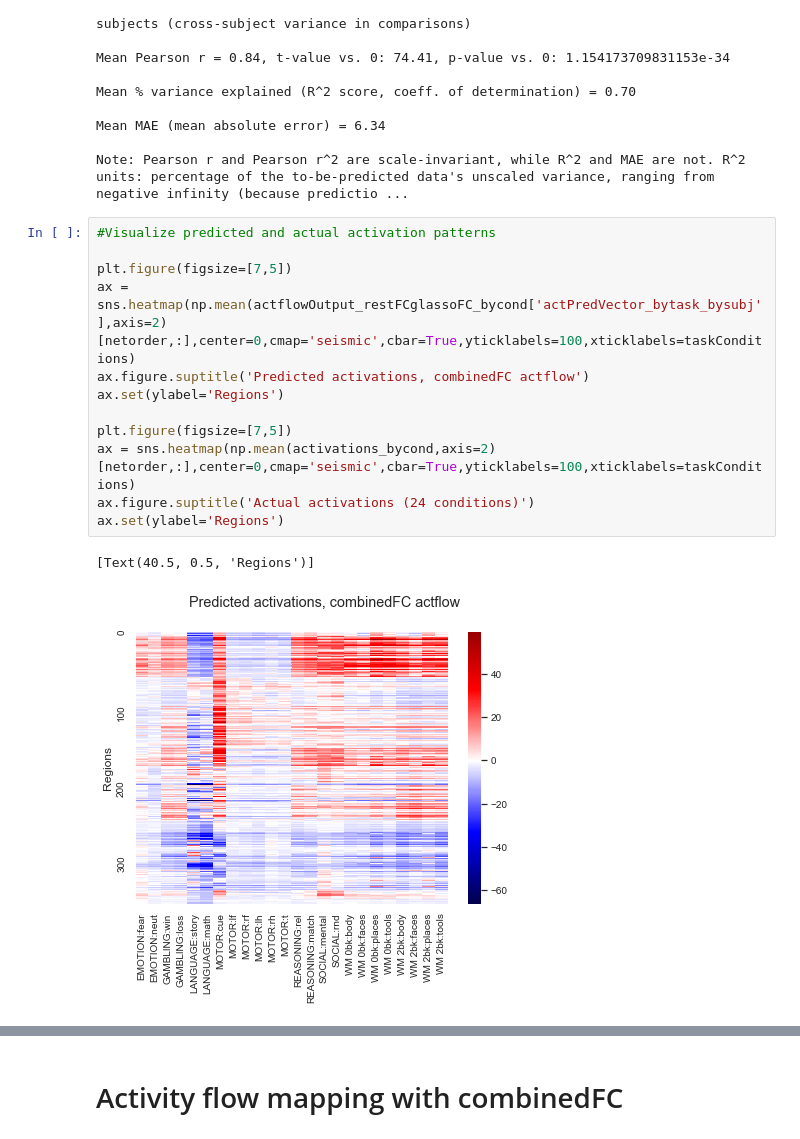
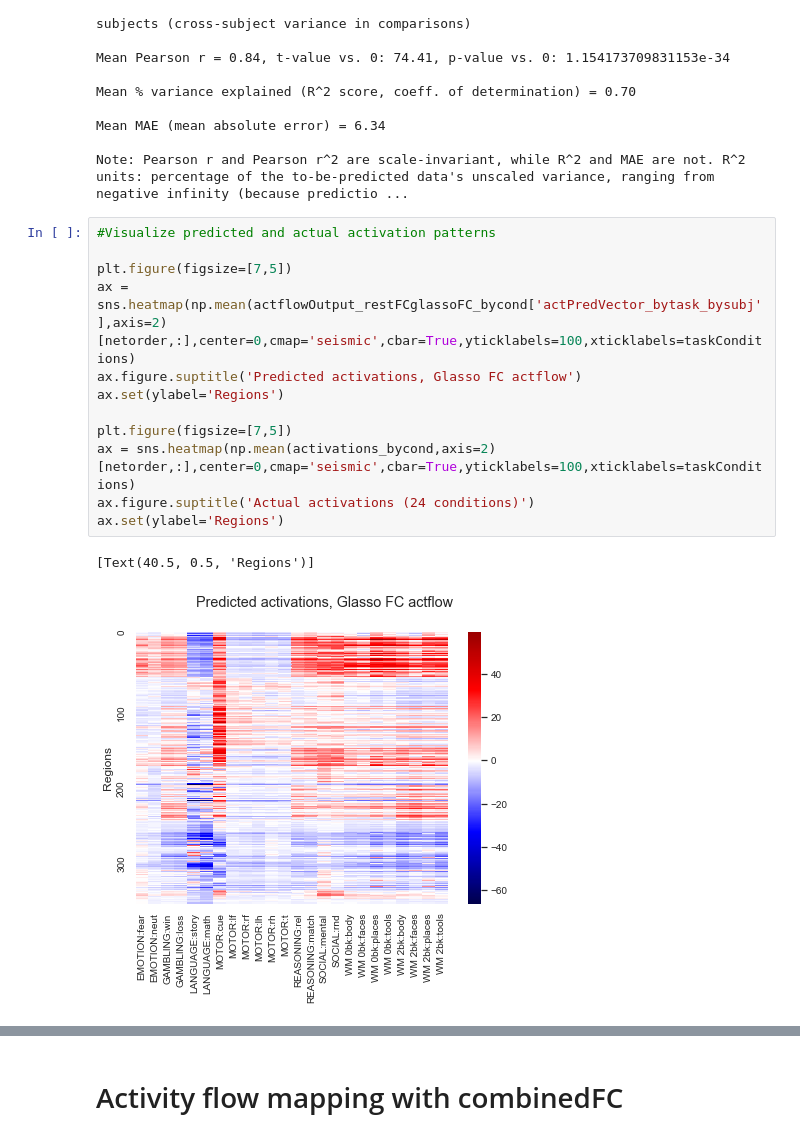
Before and after one commit to ColeLab/ActflowToolbox, a Jupyter notebook: examples/HCP_example.ipynb, the cells around one changed output, grey strips where cells are left out. Cells and saved outputs as stored; diff of their text form.

```diff
--- a/examples/HCP_example.ipynb
+++ b/examples/HCP_example.ipynb
@@ -342,18 +342,18 @@ Note: Pearson r and Pearson r^2 are scale-invariant, while R^2 and MAE are not.
 # %%
 #Visualize predicted and actual activation patterns
 
 plt.figure(figsize=[7,5])
 ax = sns.heatmap(np.mean(actflowOutput_restFCglassoFC_bycond['actPredVector_bytask_bysubj'],axis=2)[netorder,:],center=0,cmap='seismic',cbar=True,yticklabels=100,xticklabels=taskConditions)
-ax.figure.suptitle('Predicted activations, combinedFC actflow')
+ax.figure.suptitle('Predicted activations, Glasso FC actflow')
 ax.set(ylabel='Regions')
 
 plt.figure(figsize=[7,5])
 ax = sns.heatmap(np.mean(activations_bycond,axis=2)[netorder,:],center=0,cmap='seismic',cbar=True,yticklabels=100,xticklabels=taskConditions)
 ax.figure.suptitle('Actual activations (24 conditions)')
 ax.set(ylabel='Regions')
 # %% [output]
 [Text(40.5, 0.5, 'Regions')]
-[figure, old version]
+[figure, new version]
 [figure]
 # %%
 #Plotting brain surface images in-line, FC-based predictions
```
Also changed, not shown: parts of 1 cell of this notebook, 2 other files.
